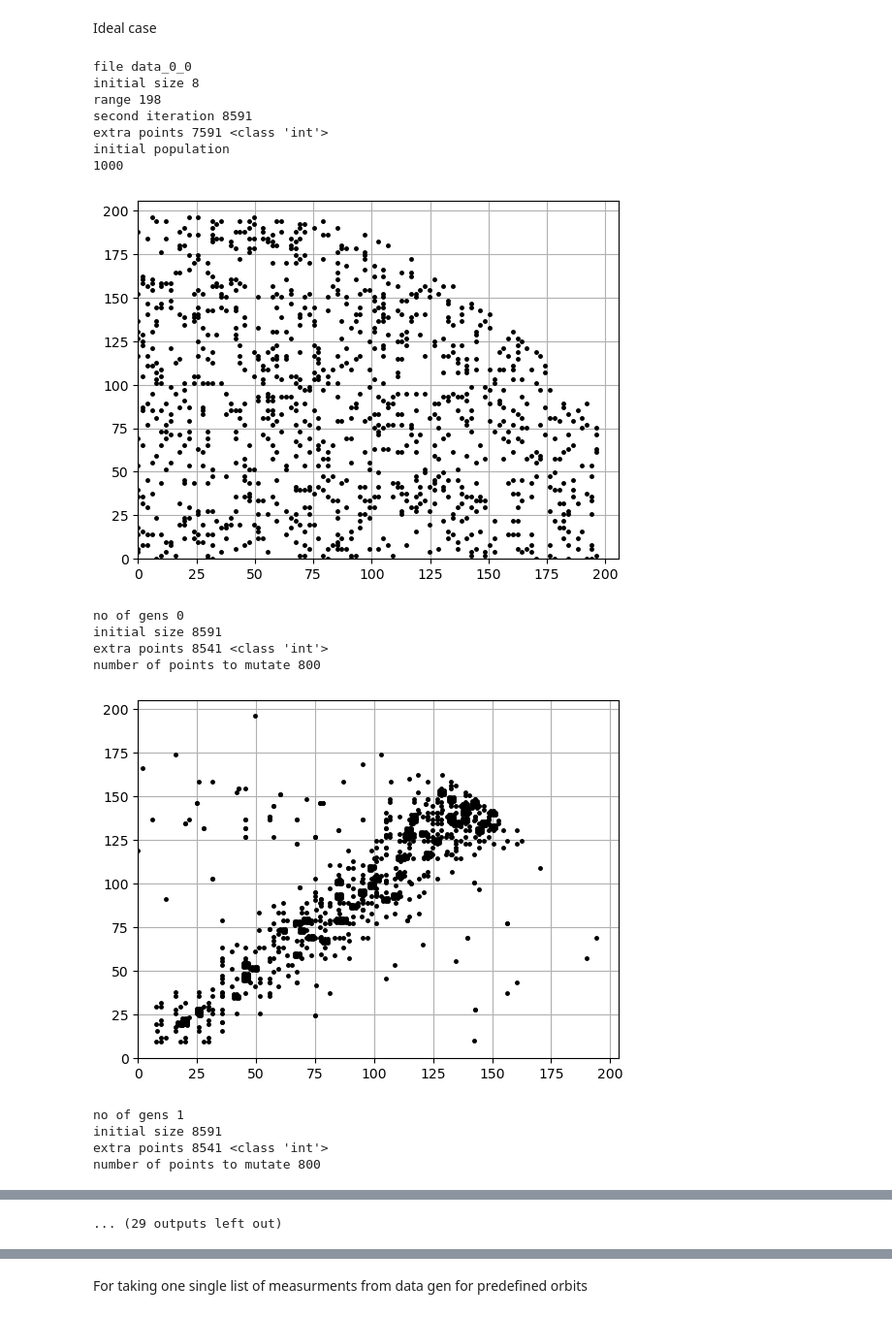
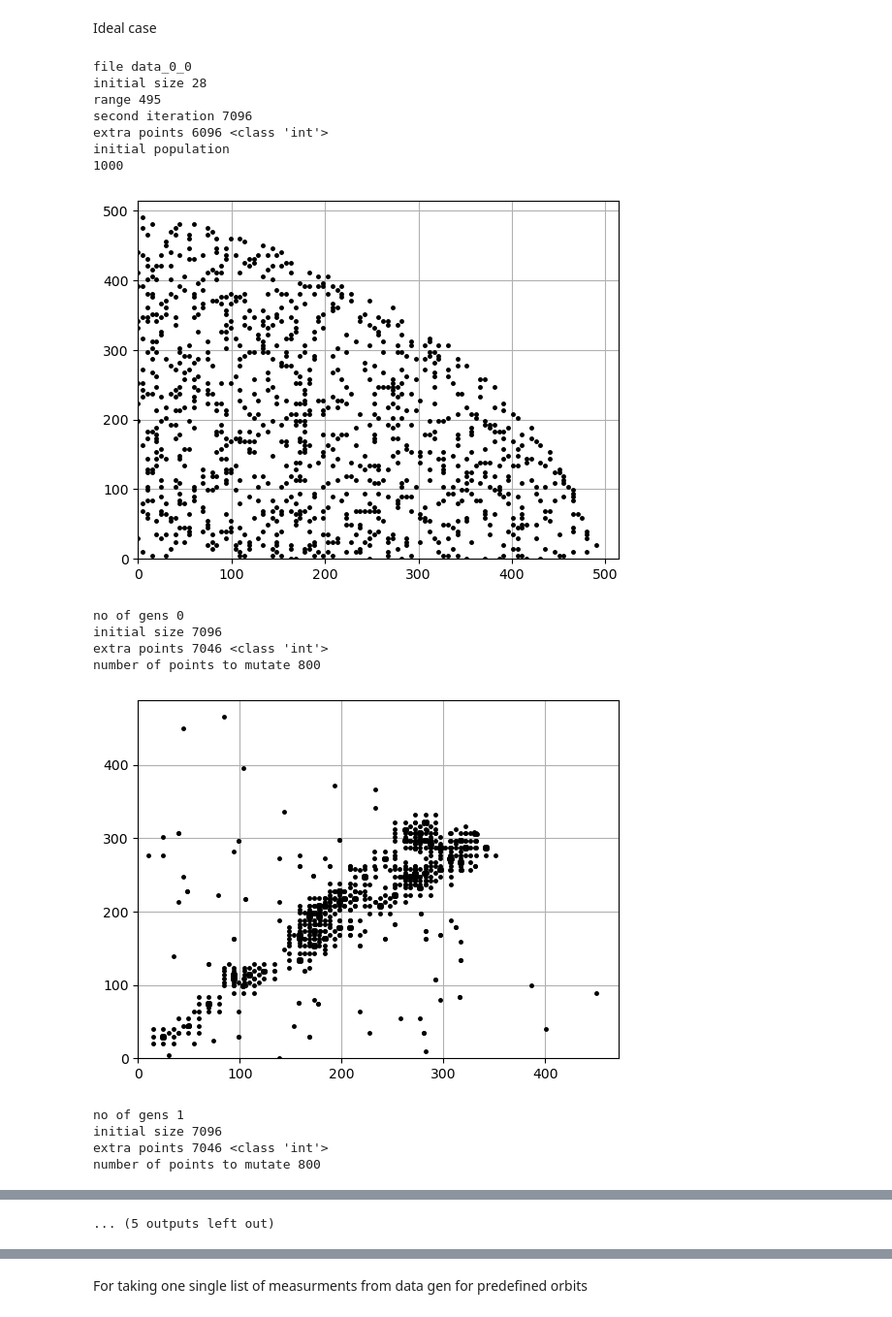
Before and after one commit to kuubikus/Individual-Project, a Jupyter notebook: Genetic_algorithm.ipynb, the cells around one changed output, grey strips where cells are left out. Shown: that part at 97% size. Saved outputs shown, nothing was run; the diff lists cells and outputs as text; code cells hidden in the pictures.

Commit message:
Befor making the mutation algorithm scaling

```diff
--- a/Genetic_algorithm.ipynb
+++ b/Genetic_algorithm.ipynb
@@ -820,7 +835,8 @@ for dict1 in all_coordinates:
     print("file", filename)
 
     # measurments from detecting objects
-    set_of_measurments = dict1["list in global axis"]
+    #set_of_measurments = dict1["list in global axis"]
+    set_of_measurments = dict1["converted"]
 
     #set up the pop
     r1_hat = set_of_measurments[0][:-1]
@@ -857,55 +873,55 @@ for dict1 in all_coordinates:
         data_elite = get_elite(data, n=100)
 
         # create new population and corresponding orbits
-        data_created, limit = initialise_pop(elements_sat, r1, r2, ti, TOF=tof, N=50, limit=limit)  # create 5% of desired population size
+        data_created, limit = initialise_pop(elements_sat, r1_hat, r2_hat, ti, TOF=tof, N=50, limit=limit)  # create 5% of desired population size
 
         #mutate
-        data_mutation = mutation(data_elite, elements_sat, r1,r2, rO_perigee, ti, tof, 800)  # 800 corresponds to 80% of desired population
+        data_mutation = mutation(data_elite, elements_sat, r1_hat,r2_hat, rO_perigee, ti, tof, 800)  # 800 corresponds to 80% of desired population
         #print("mutation", check_duplicates(data_mutation))
         # crossover
-        data_crossover = crossover(data_mutation, elements_sat, r1,r2, rO_perigee, ti, tof, 50, D)  # crossover 5% of desired population size
+        data_crossover = crossover(data_mutation, elements_sat, r1_hat,r2_hat, rO_perigee, ti, tof, 50, D)  # crossover 5% of desired population size
         data = data_crossover + data_created
 
         #print("final", len(data))
         #print("crossover", check_duplicates(data_crossover))
         # get new fit_values
         data = objective_func(elements_sat, set_of_measurments, data)
 
         # update last_means, last_best_values, no_of_gens
         last_means.pop(0)
         last_means.append(mean(data))
         #print("last means", last_means)
         best_point = get_best(data)["Point"]
         #print("the best", best_point)
         last_best_values.pop(0)
         last_best_values.append(best_point)
         #print("last bests", last_best_values)
         show_pop(data)
         no_of_gens += 1
     else:
         print("donzo")
         best = get_best(data)
         print("best", best)
         print("mean", last_means)
         print("covariance", covariance_matrix(data))
         #df = pd.DataFrame(data)
         name = filename
         #df.to_csv("results/ideal/{}.csv".format(name))
 # %% [output]
 file data_0_0
-initial size 8
-range 198
-second iteration 8591
-extra points 7591 <class 'int'>
+initial size 28
+range 495
+second iteration 7096
+extra points 6096 <class 'int'>
 initial population
 1000
-[figure, old version]
+[figure, new version]
 no of gens 0
-initial size 8591
-extra points 8541 <class 'int'>
+initial size 7096
+extra points 7046 <class 'int'>
 number of points to mutate 800
-[figure, old version]
+[figure, new version]
 no of gens 1
-initial size 8591
-extra points 8541 <class 'int'>
+initial size 7096
+extra points 7046 <class 'int'>
 number of points to mutate 800
@@ -928 +944 @@ number of points to mutate 800
-... (29 outputs left out)
+... (5 outputs left out)
```
Also changed, not shown: parts of 10 cells of this notebook, 1 other file.
